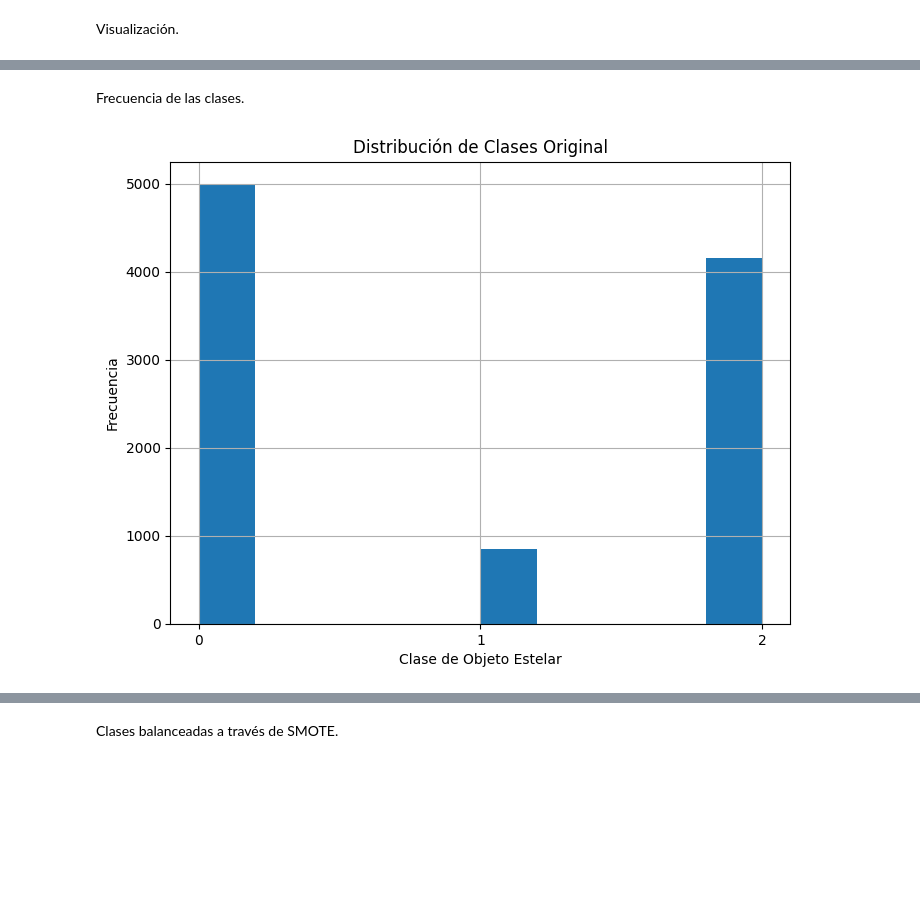
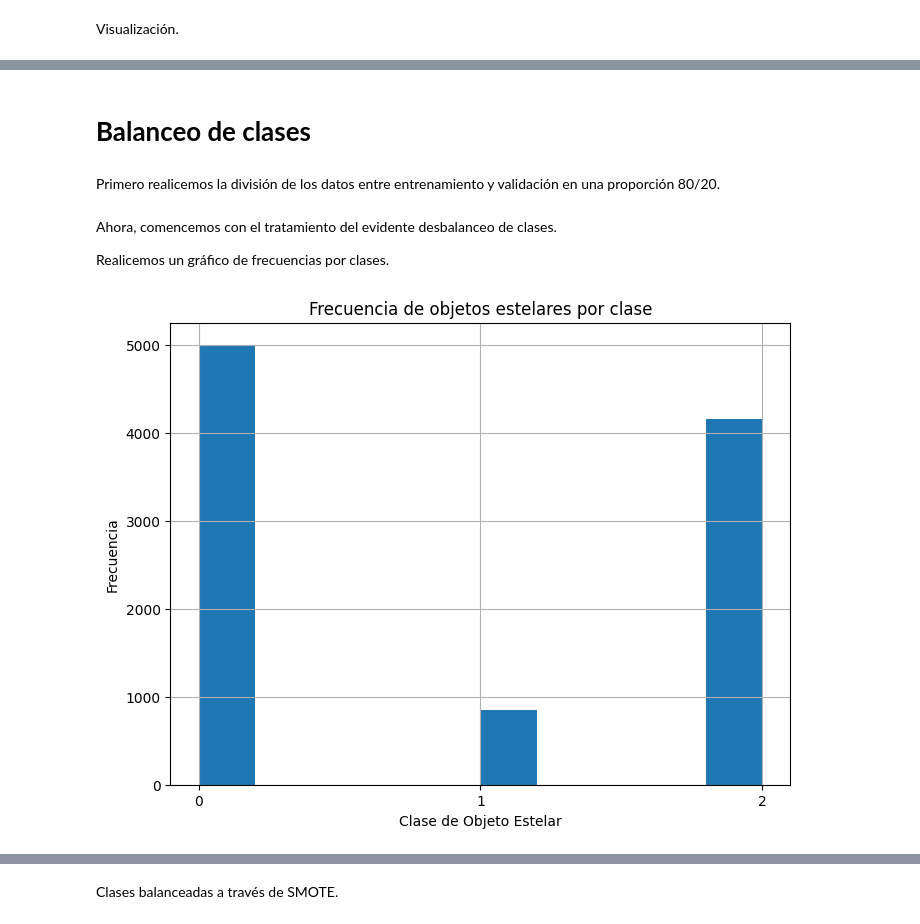
Before and after one commit to Kevin2558/Data_Science_Borrador, a Jupyter notebook: 10_Proyecto_Final/Opcion_2/Borrador.ipynb, the cells around one changed output, grey strips where cells are left out. Cells and saved outputs as stored; diff of their text form; code cells hidden in the pictures; blank space fills up the shorter version.

```diff
--- a/10_Proyecto_Final/Opcion_2/Borrador.ipynb
+++ b/10_Proyecto_Final/Opcion_2/Borrador.ipynb
@@ -299,19 +293,4 @@ plt.show()
 # %% [markdown]
-Frecuencia de las clases.
+# **Balanceo de clases**
-# %%
-# Obtener las etiquetas y los códigos numéricos
-labels = df['class'].astype('category').cat.categories
-class_codes = sorted(df['class'].unique())
-
-plt.figure(figsize=(8, 6))
-df['class'].hist()
-
-# Configurar los ticks del eje x para mostrar solo los números de clase
-plt.xticks(class_codes, labels)
-
-plt.title('Distribución de Clases Original')
-plt.xlabel('Clase de Objeto Estelar')
-plt.ylabel('Frecuencia')
-plt.show()
-# %% [output]
-[figure, removed]
+# %% [markdown]
+Primero realicemos la división de los datos entre entrenamiento y validación en una proporción 80/20.
@@ -317,0 +303,14 @@ plt.show()
+# %% [markdown]
+Ahora, comencemos con el tratamiento del evidente desbalanceo de clases.
+
+Realicemos un gráfico de frecuencias por clases.
+# %%
+plt.figure(figsize=(8, 6))
+y.hist()
+plt.xticks(sorted(y_train.unique()), y_train.astype('category').cat.categories)
+plt.title('Frecuencia de objetos estelares por clase')
+plt.xlabel('Clase de Objeto Estelar')
+plt.ylabel('Frecuencia')
+plt.show()
+# %% [output]
+[figure, added]
```
Also changed, not shown: parts of 25 cells of this notebook.
